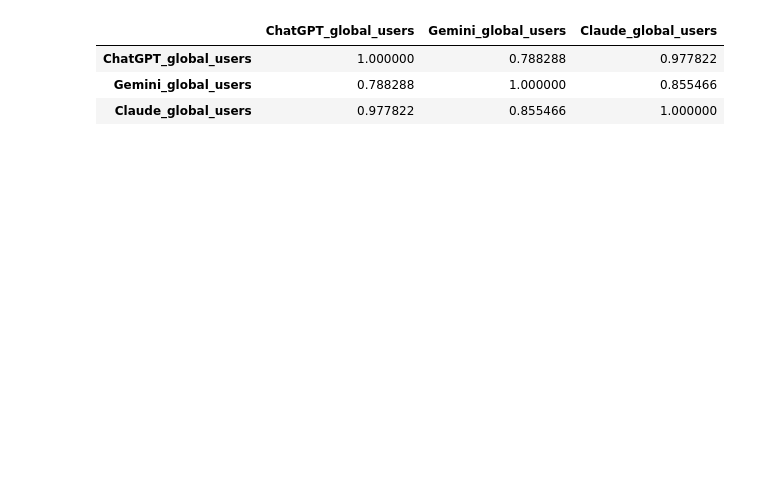
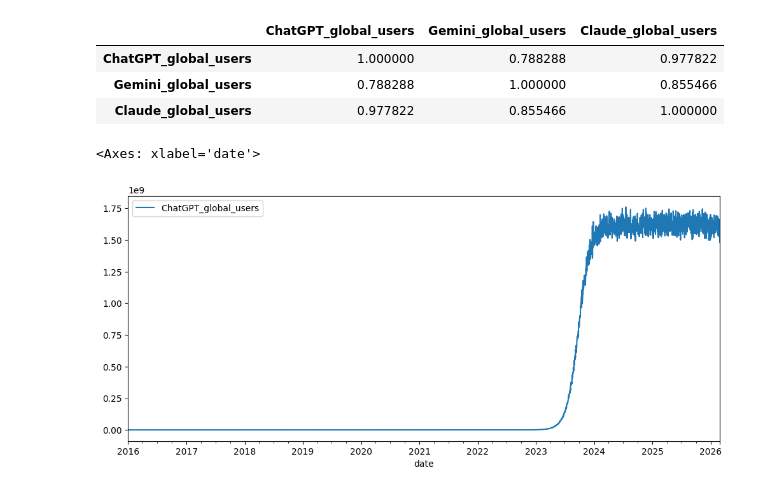
Before and after one commit to sejal18c/AI-Tools-Adoption-Dashboard, a Jupyter notebook: notebooks/ai_tools_analysis.ipynb, the cells around one changed output. Drawn from its saved outputs; the diff is of its cells as text; code cells hidden in the pictures; blank space fills up the shorter version.

```diff
--- a/notebooks/ai_tools_analysis.ipynb
+++ b/notebooks/ai_tools_analysis.ipynb
@@ -190,3 +190,12 @@ df[['ChatGPT_global_users',
 | ChatGPT_global_users | 1.000000 | 0.788288 | 0.977822 |
 | Gemini_global_users | 0.788288 | 1.000000 | 0.855466 |
 | Claude_global_users | 0.977822 | 0.855466 | 1.000000 |
+# %%
+df[['date','ChatGPT_global_users']].plot(
+    x='date',
+    y='ChatGPT_global_users',
+    figsize=(12,5)
+)
+# %% [output]
+<Axes: xlabel='date'>
+[figure, added]
```
Also changed, not shown: parts of 4 cells of this notebook.
